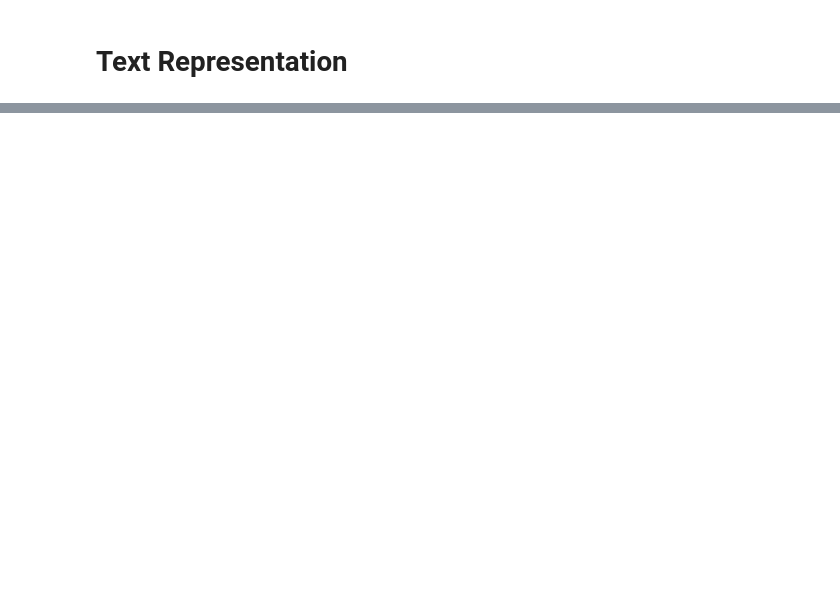
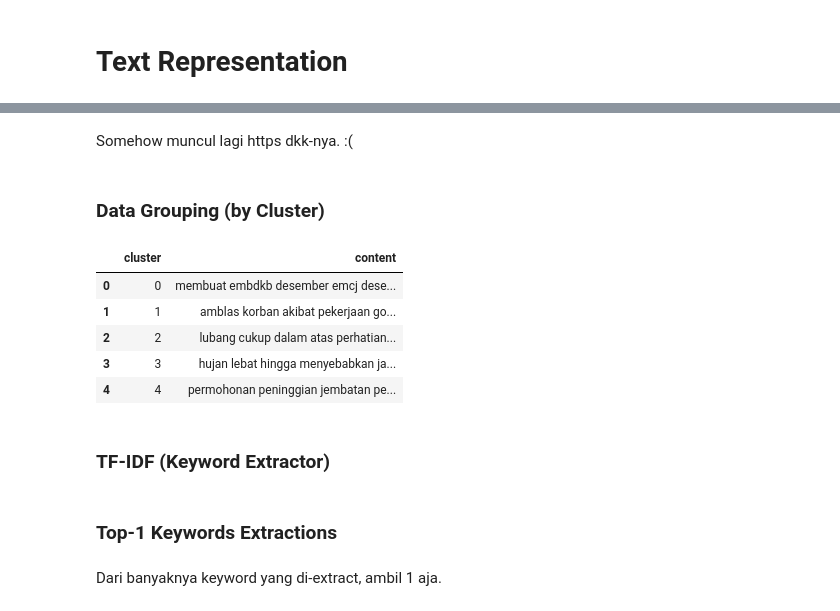
Before and after one commit to williamtheodoruswijaya/mteb-auto-labeller, a Jupyter notebook: workflow/mteb_autolabeller.ipynb, the cells around one changed output, grey strips where cells are left out. Cells and saved outputs as stored; diff of their text form; code cells hidden in the pictures; blank space fills up the shorter version.

```diff
--- a/workflow/mteb_autolabeller.ipynb
+++ b/workflow/mteb_autolabeller.ipynb
@@ -386,0 +485,16 @@ print("Siap lanjut ke tahap Semantic Graph & Clustering!")
+# %%
+# izin custom stopwords (yang indo gaada soalnya :v)
+id_stop_words = [
+    'dan', 'di', 'yang', 'untuk', 'ini', 'itu', 'dari', 'ke', 'saya', 'mohon',
+    'ada', 'tidak', 'sudah', 'akan', 'pada', 'juga', 'dengan', 'karena', 'bisa',
+    'tolong', 'terima', 'kasih', 'segera', 'tindak', 'lanjuti', 'atau', 'agar',
+    'apakah', 'seperti', 'namun', 'tapi', 'kalo', 'kalau', 'banyak', 'sangat',
+    'terdapat', 'kami', 'para', 'adalah', 'sebagai', 'laporan', 'warga', 'jakarta',
+    'dki', 'kelurahan', 'kecamatan', 'melalui', 'kepada', 'yth', 'bapak', 'ibu',
+    'masalah', 'terkait', 'sebuah', 'satu', 'dua', 'tiga', 'hari', 'saat', 'jam',
+    'lokasi', 'depan', 'belakang', 'samping', 'jalan', 'jl', 'rt', 'rw', 'jk',
+    'https', 'http', 'www', 'com', 'id', 'co', 'html',
+    'tahun', 'thn', 'th', 'tanggal', 'tgl', 'bulan', 'bln',
+    'wib', 'wit', 'wita', 'pukul',
+    '00', '01', '02', '03', '2023', '2024', '2022'
+]
@@ -386,0 +503,39 @@ print("Siap lanjut ke tahap Semantic Graph & Clustering!")
+# %% [markdown]
+Somehow muncul lagi https dkk-nya. :(
+# %%
+def clean_for_labeling(text):
+    text = str(text).lower()
+
+    # Hapus URL (https://...)
+    text = re.sub(r'http\S+|www\.\S+', '', text)
+
+    # Hapus Angka (0-9) agar tahun hilang
+    text = re.sub(r'\d+', '', text)
+
+    # Hapus karakter non-huruf (tanda baca sisa)
+    text = re.sub(r'[^a-z\s]', ' ', text)
+
+    # Hapus spasi berlebih
+    text = re.sub(r'\s+', ' ', text).strip()
+
+    # Stopwords removal
+    text = ' '.join([word for word in text.split() if word not in id_stop_words])
+
+    return text
+# %%
+df['content'] = df['content'].apply(clean_for_labeling)
+# %% [markdown]
+### Data Grouping (by Cluster)
+# %%
+docs_per_class = df.groupby(['cluster'], as_index=False).agg({'content': ' '.join})
+# %%
+docs_per_class.head()
+# %% [output]
+|  | cluster | content |
+| 0 | 0 | membuat embdkb desember emcj dese... |
+| 1 | 1 | amblas korban akibat pekerjaan go... |
+| 2 | 2 | lubang cukup dalam atas perhatian... |
+| 3 | 3 | hujan lebat hingga menyebabkan ja... |
+| 4 | 4 | permohonan peninggian jembatan pe... |
+# %% [markdown]
+### TF-IDF (Keyword Extractor)
@@ -386,0 +546,4 @@ print("Siap lanjut ke tahap Semantic Graph & Clustering!")
+# %% [markdown]
+### Top-1 Keywords Extractions
+# %% [markdown]
+Dari banyaknya keyword yang di-extract, ambil 1 aja.
```
Also changed, not shown: parts of 47 cells of this notebook, 7 other files.
